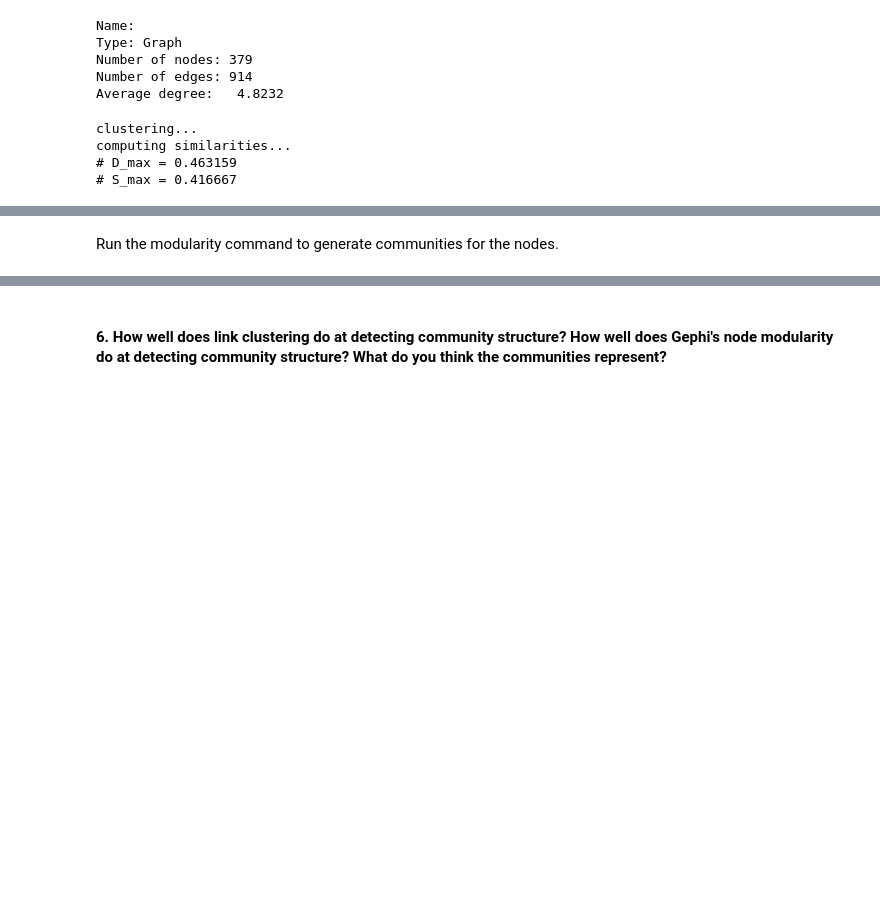
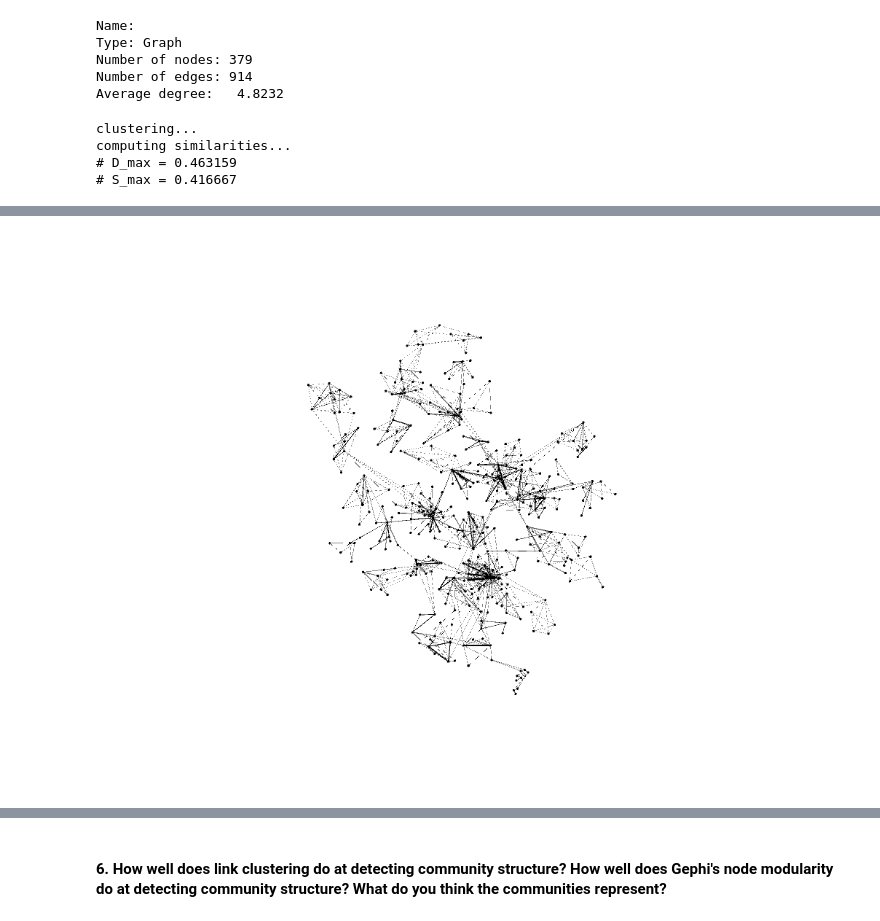
Before and after one commit to muftring/iu-netsci, a Jupyter notebook: week-08/w08_link-communities_uftring_michael.ipynb, the cells around one changed output, grey strips where cells are left out. Drawn from its saved outputs; the diff is of its cells as text; code cells hidden in the pictures; blank space fills up the shorter version.

```diff
--- a/week-08/w08_link-communities_uftring_michael.ipynb
+++ b/week-08/w08_link-communities_uftring_michael.ipynb
@@ -291,4 +305,4 @@ In Gephi choose a good layout for the graph.
 # %%
-Image(filename="TBD.png")
+Image(filename="screenshot_104718.png")
+# %% [output]
+[figure, added]
-# %% [markdown]
-Run the modularity command to generate communities for the nodes.
```
Also changed, not shown: parts of 25 cells of this notebook, 8 other files.
